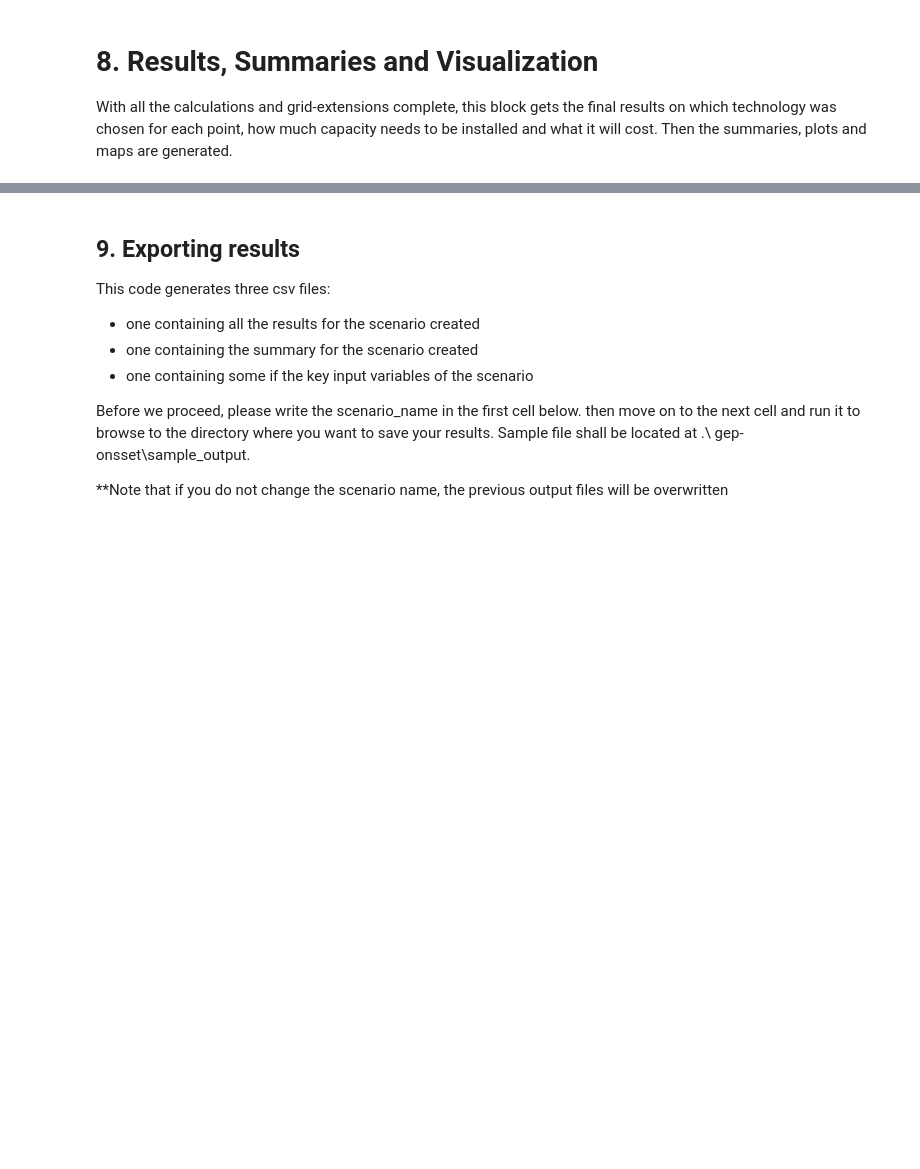
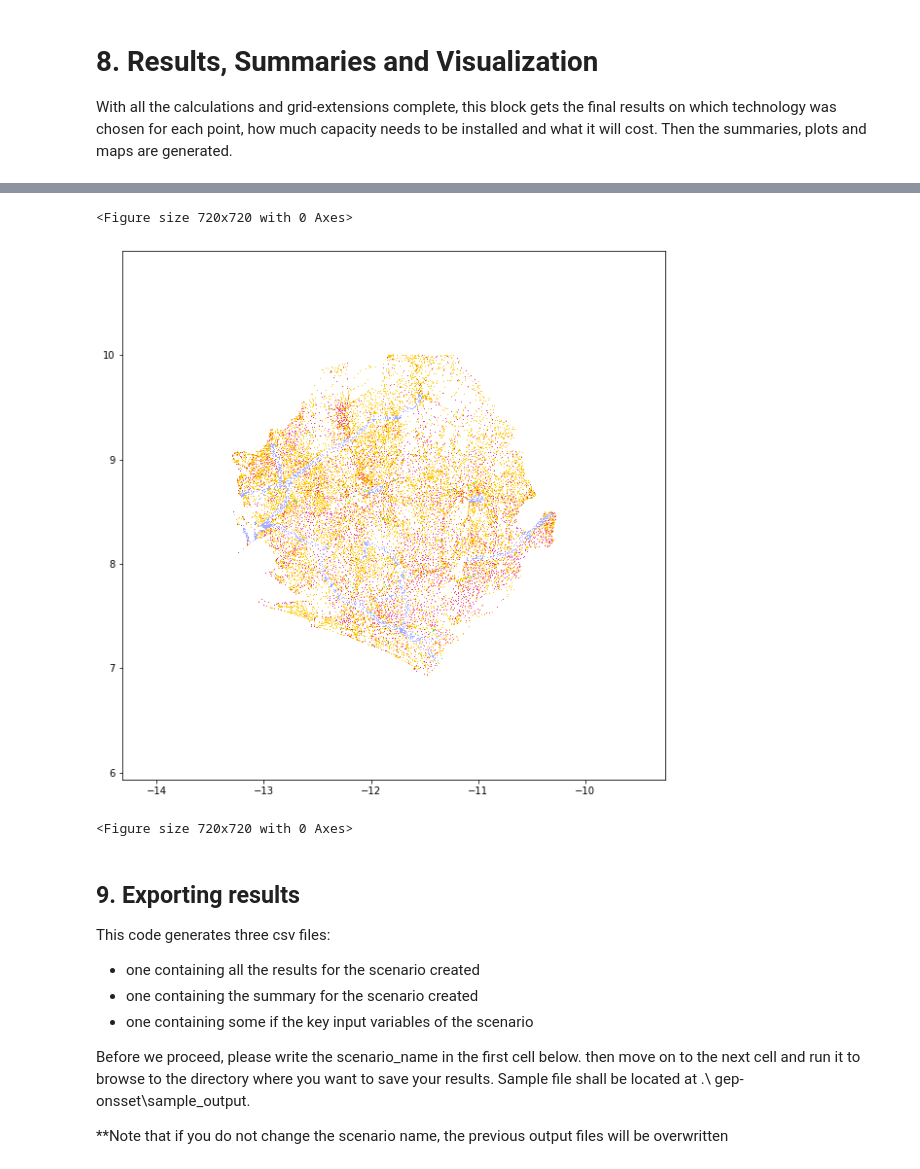
Before and after one commit to global-electrification-platform/gep-onsset, a Jupyter notebook: GEP_Generator.ipynb, the cells around one changed output, grey strips where cells are left out. Saved outputs shown, nothing was run; the diff lists cells and outputs as text; code cells hidden in the pictures; blank space fills up the shorter version.

```diff
--- a/GEP_Generator.ipynb
+++ b/GEP_Generator.ipynb
@@ -589,21 +728,28 @@ else:
 # %%
 from matplotlib import pyplot as plt
-colors = ['#73B2FF','#EDD100','#EDA800','#1F6600','#98E600','#70A800','#1FA800']
-plt.figure(figsize=(9,9))
-plt.plot(onsseter.df.loc[onsseter.df['FinalElecCode{}'.format(end_year)]==3, SET_X_DEG], onsseter.df.loc[onsseter.df['FinalElecCode{}'.format(end_year)]==3, SET_Y_DEG], color='#EDA800', marker=',', linestyle='none')
-plt.plot(onsseter.df.loc[onsseter.df['FinalElecCode{}'.format(end_year)]==2, SET_X_DEG], onsseter.df.loc[onsseter.df['FinalElecCode{}'.format(end_year)]==2, SET_Y_DEG], color='#EDD100', marker=',', linestyle='none')
+colors = ['#4e53de','#EDD100','#ffc700','#1F6600','#98E600','#70A800','#28e66d', '#e628a0', '#1b8f4d', '#a6aaff', '#D3D3D3']
+plt.figure(figsize=(10,10))
+plt.plot(onsseter.df.loc[onsseter.df['FinalElecCode{}'.format(end_year)]==3, SET_X_DEG], onsseter.df.loc[onsseter.df['FinalElecCode{}'.format(end_year)]==3, SET_Y_DEG], color='#ffc700', marker=',', linestyle='none')
+plt.plot(onsseter.df.loc[onsseter.df['FinalElecCode{}'.format(end_year)]==2, SET_X_DEG], onsseter.df.loc[onsseter.df['FinalElecCode{}'.format(end_year)]==2, SET_Y_DEG], color='#a6aaff', marker=',', linestyle='none')
 plt.plot(onsseter.df.loc[onsseter.df['FinalElecCode{}'.format(end_year)]==4, SET_X_DEG], onsseter.df.loc[onsseter.df['FinalElecCode{}'.format(end_year)]==4, SET_Y_DEG], color='#1F6600', marker=',', linestyle='none')
-plt.plot(onsseter.df.loc[onsseter.df['FinalElecCode{}'.format(end_year)]==5, SET_X_DEG], onsseter.df.loc[onsseter.df['FinalElecCode{}'.format(end_year)]==5, SET_Y_DEG], color='#98E600', marker=',', linestyle='none')
-plt.plot(onsseter.df.loc[onsseter.df['FinalElecCode{}'.format(end_year)]==6, SET_X_DEG], onsseter.df.loc[onsseter.df['FinalElecCode{}'.format(end_year)]==6, SET_Y_DEG], color='#70A800', marker=',', linestyle='none')
-plt.plot(onsseter.df.loc[onsseter.df['FinalElecCode{}'.format(end_year)]==7, SET_X_DEG], onsseter.df.loc[onsseter.df['FinalElecCode{}'.format(end_year)]==7, SET_Y_DEG], color='#1FA800', marker=',', linestyle='none')
-plt.plot(onsseter.df.loc[onsseter.df['FinalElecCode{}'.format(end_year)]==1, SET_X_DEG], onsseter.df.loc[onsseter.df['FinalElecCode{}'.format(end_year)]==1, SET_Y_DEG], color='#73B2FF', marker=',', linestyle='none')
+plt.plot(onsseter.df.loc[onsseter.df['FinalElecCode{}'.format(end_year)]==5, SET_X_DEG], onsseter.df.loc[onsseter.df['FinalElecCode{}'.format(end_year)]==5, SET_Y_DEG], color='#e628a0', marker=',', linestyle='none')
+plt.plot(onsseter.df.loc[onsseter.df['FinalElecCode{}'.format(end_year)]==6, SET_X_DEG], onsseter.df.loc[onsseter.df['FinalElecCode{}'.format(end_year)]==6, SET_Y_DEG], color='#1b8f4d', marker=',', linestyle='none')
+plt.plot(onsseter.df.loc[onsseter.df['FinalElecCode{}'.format(end_year)]==7, SET_X_DEG], onsseter.df.loc[onsseter.df['FinalElecCode{}'.format(end_year)]==7, SET_Y_DEG], color='#28e66d', marker=',', linestyle='none')
+plt.plot(onsseter.df.loc[onsseter.df['FinalElecCode{}'.format(end_year)]==8, SET_X_DEG], onsseter.df.loc[onsseter.df['FinalElecCode{}'.format(end_year)]==8, SET_Y_DEG], color='#e628a0', marker=',', linestyle='none')
+plt.plot(onsseter.df.loc[onsseter.df['FinalElecCode{}'.format(end_year)]==9, SET_X_DEG], onsseter.df.loc[onsseter.df['FinalElecCode{}'.format(end_year)]==9, SET_Y_DEG], color='#1b8f4d', marker=',', linestyle='none')
+plt.plot(onsseter.df.loc[onsseter.df['FinalElecCode{}'.format(end_year)]==1, SET_X_DEG], onsseter.df.loc[onsseter.df['FinalElecCode{}'.format(end_year)]==1, SET_Y_DEG], color='#4e53de', marker=',', linestyle='none')
+plt.plot(onsseter.df.loc[onsseter.df['FinalElecCode{}'.format(end_year)]==10, SET_X_DEG], onsseter.df.loc[onsseter.df['FinalElecCode{}'.format(end_year)]==10, SET_Y_DEG], color='#a6aaff', marker=',', linestyle='none')
 if onsseter.df[SET_X_DEG].max() - onsseter.df[SET_X_DEG].min() > onsseter.df[SET_Y_DEG].max() - onsseter.df[SET_Y_DEG].min():
     plt.xlim(onsseter.df[SET_X_DEG].min() - 1, onsseter.df[SET_X_DEG].max() + 1)
     plt.ylim((onsseter.df[SET_Y_DEG].min()+onsseter.df[SET_Y_DEG].max())/2 - 0.5*abs(onsseter.df[SET_X_DEG].max() - onsseter.df[SET_X_DEG].min()) - 1, (onsseter.df[SET_Y_DEG].min()+onsseter.df[SET_Y_DEG].max())/2 + 0.5*abs(onsseter.df[SET_X_DEG].max() - onsseter.df[SET_X_DEG].min()) + 1)
 else:
     plt.xlim((onsseter.df[SET_X_DEG].min()+onsseter.df[SET_X_DEG].max())/2 - 0.5*abs(onsseter.df[SET_Y_DEG].max() - onsseter.df[SET_Y_DEG].min()) - 1, (onsseter.df[SET_X_DEG].min()+onsseter.df[SET_X_DEG].max())/2 + 0.5*abs(onsseter.df[SET_Y_DEG].max() - onsseter.df[SET_Y_DEG].min()) + 1)
     plt.ylim(onsseter.df[SET_Y_DEG].min() -1, onsseter.df[SET_Y_DEG].max() +1)
-plt.figure(figsize=(30,30))
+plt.figure(figsize=(10,10))
+# %% [output]
+<Figure size 720x720 with 0 Axes>
+[figure, added]
+<Figure size 720x720 with 0 Axes>
 # %% [markdown]
 ## 9. Exporting results
 
```
Also changed, not shown: parts of 28 cells of this notebook, 1 other file.
